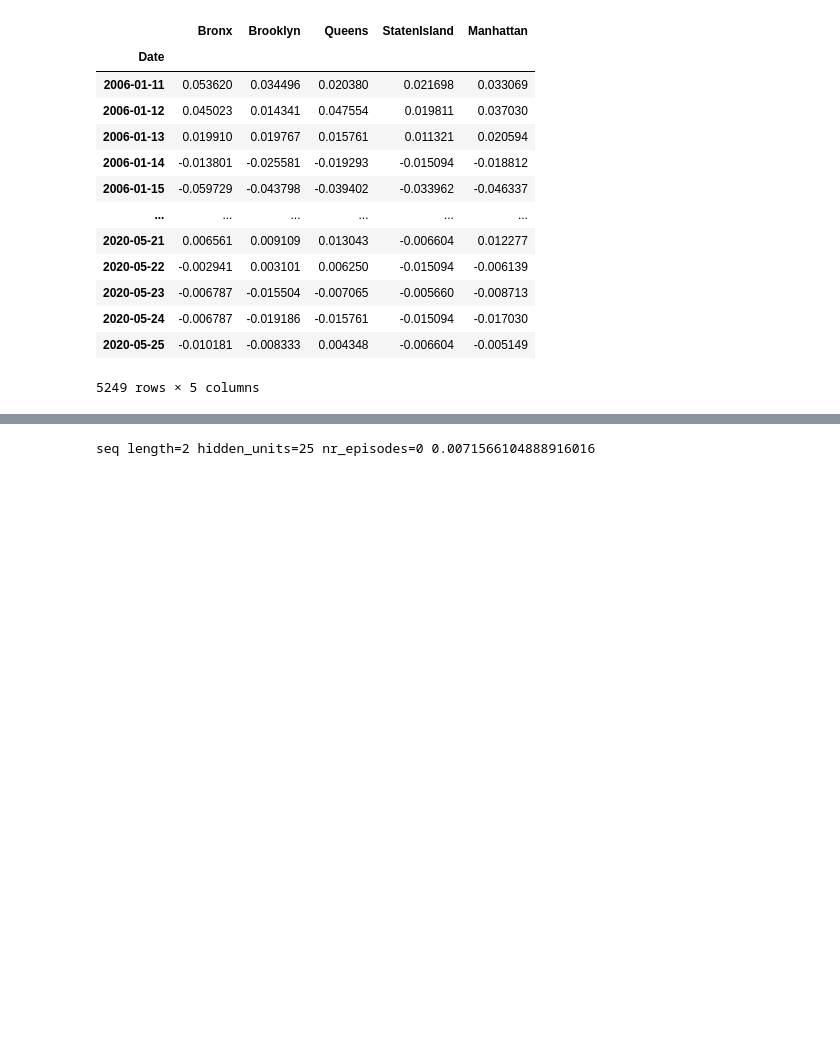
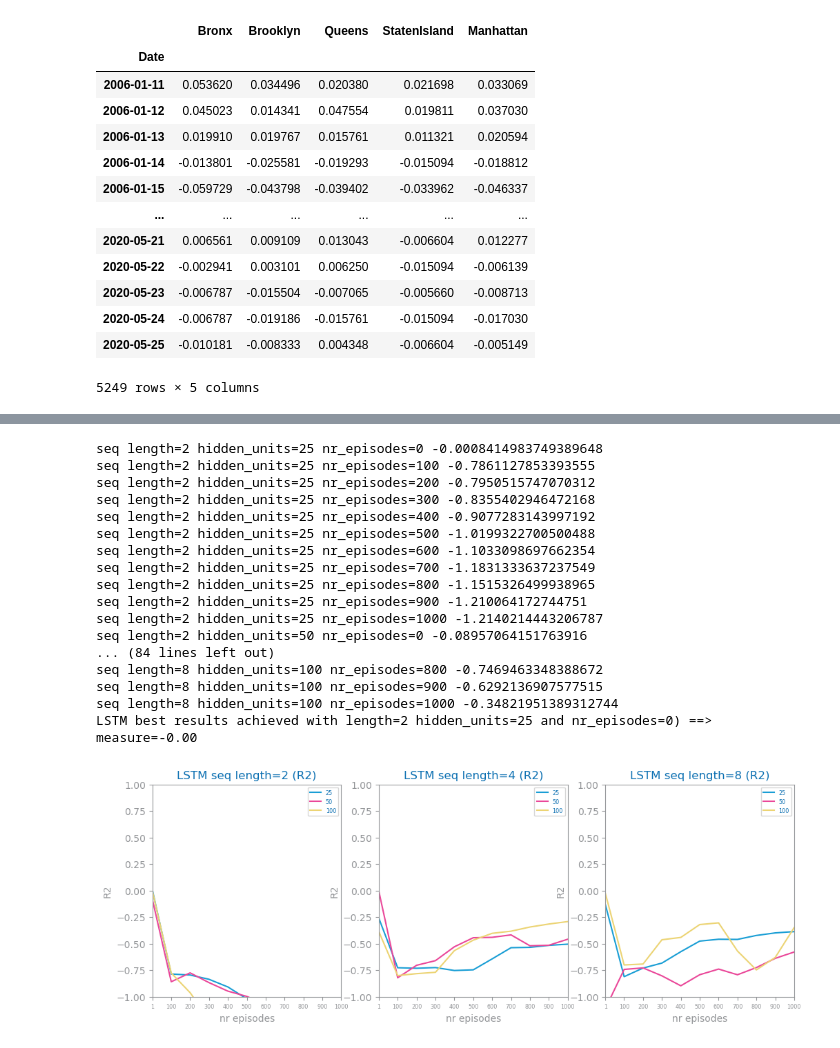
Before and after one commit to MatsNissen-Lie/kdd-process, a Jupyter notebook: src/time_series/3_models_arrest_lstm.ipynb, the cells around one changed output, grey strips where cells are left out. Saved outputs shown, nothing was run; the diff lists cells and outputs as text; code cells hidden in the pictures; blank space fills up the shorter version.

Commit message:
multi study

```diff
--- a/src/time_series/3_models_arrest_lstm.ipynb
+++ b/src/time_series/3_models_arrest_lstm.ipynb
@@ -199,32 +199,49 @@ def lstm_study(train, test, nr_episodes: int = 1000, measure: str = "R2"):
                 if n % step == 0:
                     prd_tst = model.predict(tstX)
                     eval: float = FORECAST_MEASURES[measure](test[length:], prd_tst)
                     print(f"seq length={length} hidden_units={hidden} nr_episodes={n}", eval)
                     if eval > best_performance and abs(eval - best_performance) > DELTA_IMPROVE:
                         best_performance: float = eval
                         best_params["params"] = (length, hidden, n)
                         best_model = deepcopy(model)
                     yvalues.append(eval)
             values[hidden] = yvalues
         plot_multiline_chart(
             episodes,
             values,
             ax=axs[i],
             title=f"LSTM seq length={length} ({measure})",
             xlabel="nr episodes",
             ylabel=measure,
             percentage=flag,
         )
     print(
         f"LSTM best results achieved with length={best_params['params'][0]} hidden_units={best_params['params'][1]} and nr_episodes={best_params['params'][2]}) ==> measure={best_performance:.2f}"
     )
     return best_model, best_params
 
 measure: str = "R2"
 
 train = train_target.values.astype("float32")
 test = test_target.values.astype("float32")
 
-best_model, best_params = lstm_study(train, test, nr_episodes=3000, measure=measure)
+best_model, best_params = lstm_study(train, test, nr_episodes=1000, measure=measure)
 # %% [output]
-seq length=2 hidden_units=25 nr_episodes=0 0.0071566104888916016
+seq length=2 hidden_units=25 nr_episodes=0 -0.0008414983749389648
+seq length=2 hidden_units=25 nr_episodes=100 -0.7861127853393555
+seq length=2 hidden_units=25 nr_episodes=200 -0.7950515747070312
+seq length=2 hidden_units=25 nr_episodes=300 -0.8355402946472168
+seq length=2 hidden_units=25 nr_episodes=400 -0.9077283143997192
+seq length=2 hidden_units=25 nr_episodes=500 -1.0199322700500488
+seq length=2 hidden_units=25 nr_episodes=600 -1.1033098697662354
+seq length=2 hidden_units=25 nr_episodes=700 -1.1831333637237549
+seq length=2 hidden_units=25 nr_episodes=800 -1.1515326499938965
+seq length=2 hidden_units=25 nr_episodes=900 -1.210064172744751
+seq length=2 hidden_units=25 nr_episodes=1000 -1.2140214443206787
+seq length=2 hidden_units=50 nr_episodes=0 -0.08957064151763916
+... (84 lines left out)
+seq length=8 hidden_units=100 nr_episodes=800 -0.7469463348388672
+seq length=8 hidden_units=100 nr_episodes=900 -0.6292136907577515
+seq length=8 hidden_units=100 nr_episodes=1000 -0.34821951389312744
+LSTM best results achieved with length=2 hidden_units=25 and nr_episodes=0) ==> measure=-0.00
+[figure, added]
```
Also changed, not shown: parts of 5 cells of this notebook, 6 other files.
